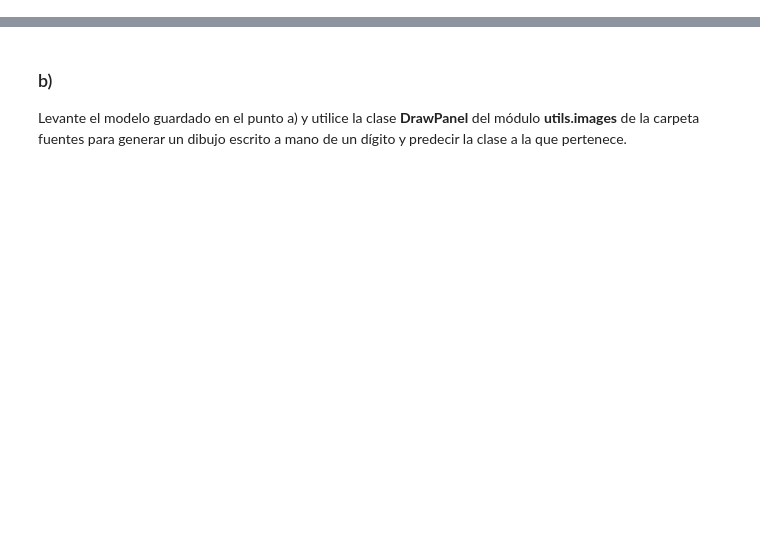
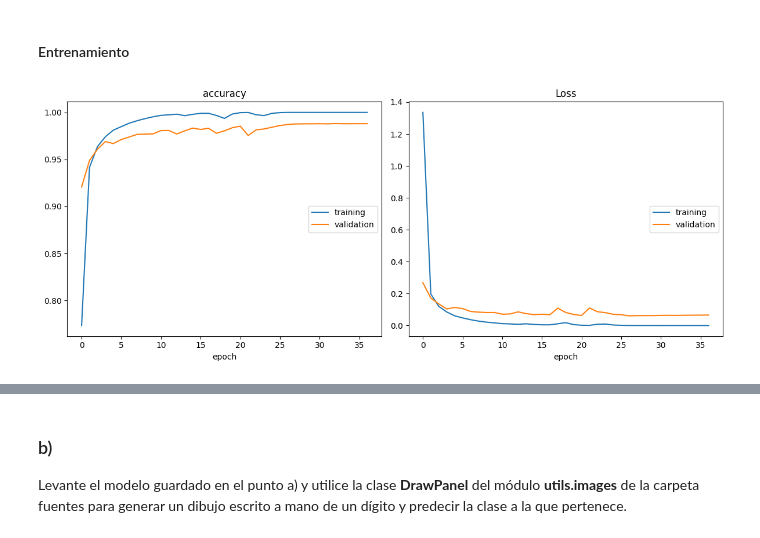
Before and after one commit to gonblas/deep-learning-unlp, a Jupyter notebook: Practicas/p5/01_MNIST.ipynb, the cells around one changed output, grey strips where cells are left out. Drawn from its saved outputs; the diff is of its cells as text; code cells hidden in the pictures; blank space fills up the shorter version.

```diff
--- a/Practicas/p5/01_MNIST.ipynb
+++ b/Practicas/p5/01_MNIST.ipynb
@@ -29,0 +51,11 @@ Con el conjunto de 60000 imágenes entrene una red neuronal convolucional para p
+# %%
+from tensorflow.keras.layers import Conv2D, MaxPooling2D, Dense, Flatten, Input, LeakyReLU
+from tensorflow.keras.models import Sequential
+from tensorflow.keras.utils import to_categorical
+from tensorflow.keras import optimizers
+from tensorflow.keras import callbacks
+import numpy as np
+
+# Normalizar los datos
+Y_train= to_categorical(np.array(Y_train))
+Y_test = to_categorical(np.array(Y_test))
@@ -29,0 +114,26 @@ Con el conjunto de 60000 imágenes entrene una red neuronal convolucional para p
+# %% [markdown]
+#### Entrenamiento
+# %%
+from livelossplot import PlotLossesKeras
+from livelossplot.outputs import MatplotlibPlot
+
+LOTES  = 128
+EPOCAS = 100
+PACIENCIA = 10
+
+# parada temprana para evitar el sobreajuste
+early_stop = callbacks.EarlyStopping(monitor='val_loss', patience=PACIENCIA, restore_best_weights=True )
+visual_plot = PlotLossesKeras( outputs=[ MatplotlibPlot(figsize=(12, 5)) ] )
+
+# %% Entrenamiento del modelo usando datos de entrenamiento y validacion
+H = model.fit(x=X_train, y=Y_train, batch_size=LOTES,
+				epochs=EPOCAS,
+				validation_split=0.3,
+				callbacks=[early_stop, visual_plot],
+				verbose=0
+				)
+
+MODEL_DIR = '../../Models/p5/'
+model.save(MODEL_DIR + 'ej1_mnist_model.keras')
+# %% [output]
+[figure, added]
```
Also changed, not shown: parts of 7 cells of this notebook, 7 other files.
